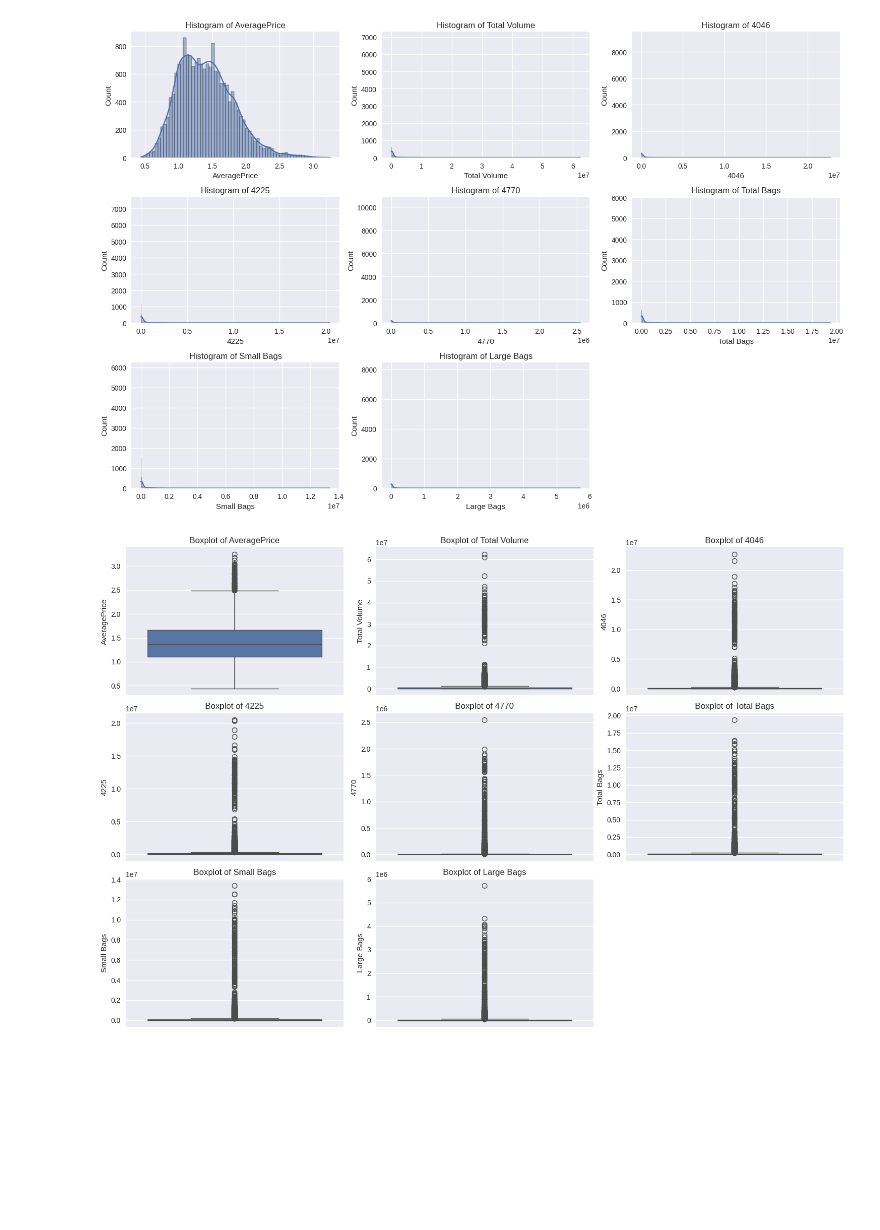
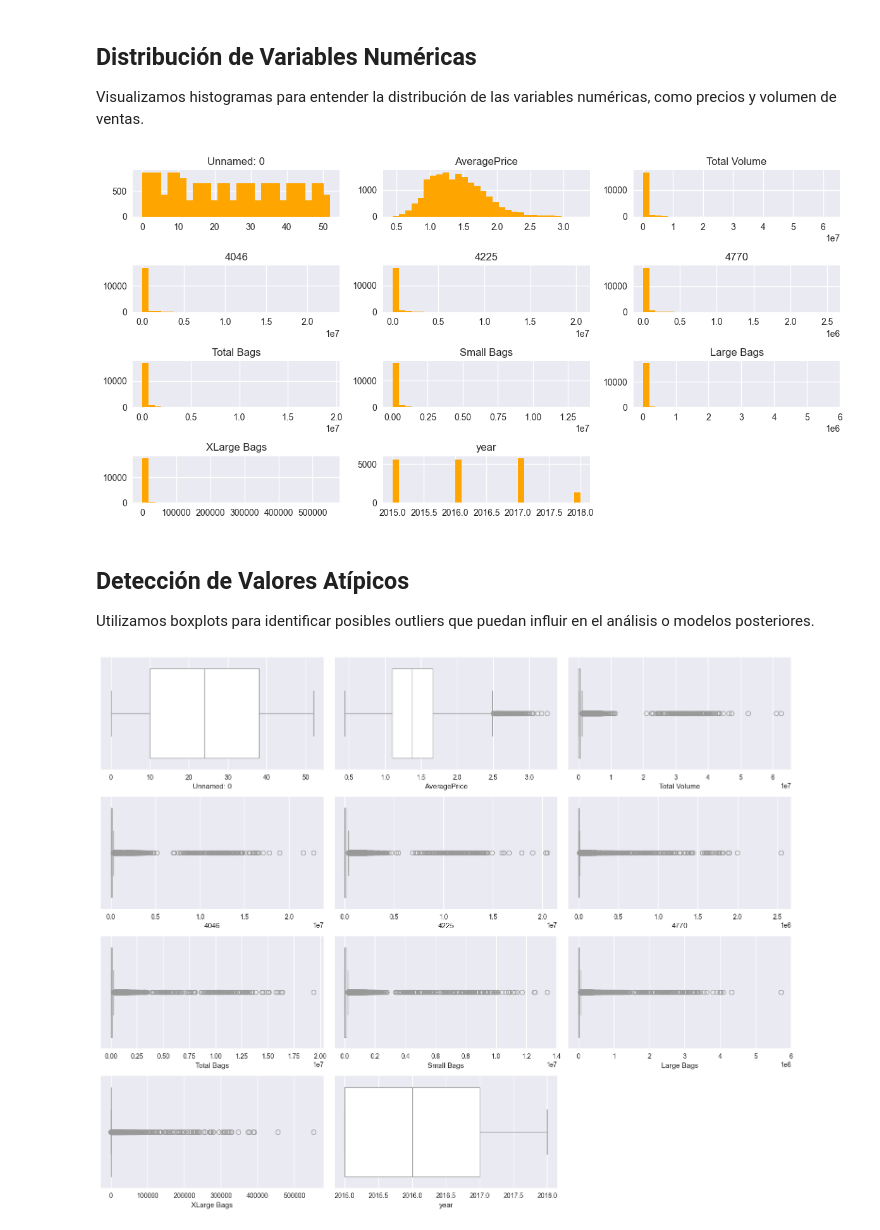
Before and after one commit to Esmeralda-RG/avocado_prices, a Jupyter notebook: avocado_prediction.ipynb, the cells around one changed output. Saved outputs shown, nothing was run; the diff lists cells and outputs as text; code cells hidden in the pictures; blank space fills up the shorter version.

```diff
--- a/avocado_prediction.ipynb
+++ b/avocado_prediction.ipynb
@@ -12,6 +20,5 @@ from sklearn.metrics import mean_squared_error, r2_score
 # %%
 plt.style.use('seaborn-v0_8')
+plt.rcParams['figure.figsize'] = (12, 6)
 
-df = pd.read_csv('data/avocado.csv')
-df['Date'] = pd.to_datetime(df['Date'])
-numerical_cols = ['AveragePrice', 'Total Volume', '4046', '4225', '4770', 'Total Bags', 'Small Bags', 'Large Bags']
+df = pd.read_csv('data/avocado.csv', parse_dates=['Date'])
@@ -18,29 +128,28 @@ numerical_cols = ['AveragePrice', 'Total Volume', '4046', '4225', '4770', 'Total
+# %% [markdown]
+## Distribución de Variables Numéricas
+Visualizamos histogramas para entender la distribución de las variables numéricas, como precios y volumen de ventas.
 # %%
-# Histograma de variables numéricas
 
-plt.figure(figsize=(15, 10))
-
-for i, col in enumerate(numerical_cols, 1):
-    plt.subplot(3, 3, i)
-    sns.histplot(df[col], kde=True)
-    plt.title(f'Histogram of {col}')
-    plt.xlabel(col)
-
+num_cols = df.select_dtypes(include=['float64', 'int64']).columns
+layout = (len(num_cols) // 3 + 1, 3)
+df[num_cols].hist(bins=30, layout=layout, color='orange')
 plt.tight_layout()
 plt.show()
 # %% [output]
-[figure, old version]
+[figure, new version]
+# %% [markdown]
+## Detección de Valores Atípicos
+Utilizamos boxplots para identificar posibles outliers que puedan influir en el análisis o modelos posteriores.
 # %%
 # Boxplots para detectar valores atípicos
 
-plt.figure(figsize=(15, 10))
-
-for i, col in enumerate(numerical_cols, 1):
-    plt.subplot(3, 3, i)
-    sns.boxplot(y=df[col])
-    plt.title(f'Boxplot of {col}')
-
+fig, axes = plt.subplots(len(num_cols) // 3 + 1, 3, figsize=(15, 12))
+axes = axes.flatten()
+for i, col in enumerate(num_cols):
+    sns.boxplot(x=df[col], ax=axes[i], color='white')
+for j in range(i + 1, len(axes)):
+    fig.delaxes(axes[j])
 plt.tight_layout()
 plt.show()
 # %% [output]
-[figure, old version]
+[figure, new version]
```
Also changed, not shown: parts of 20 cells of this notebook.
